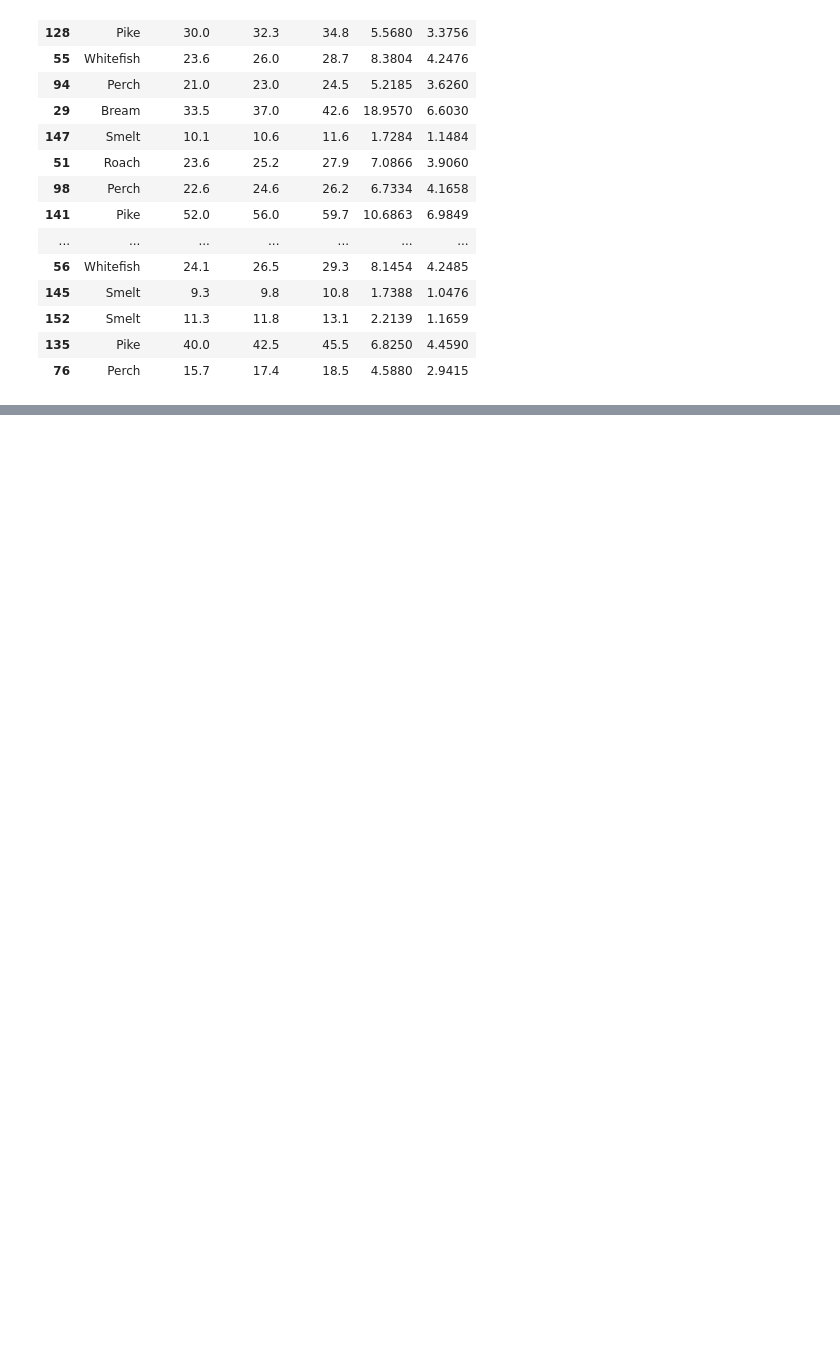
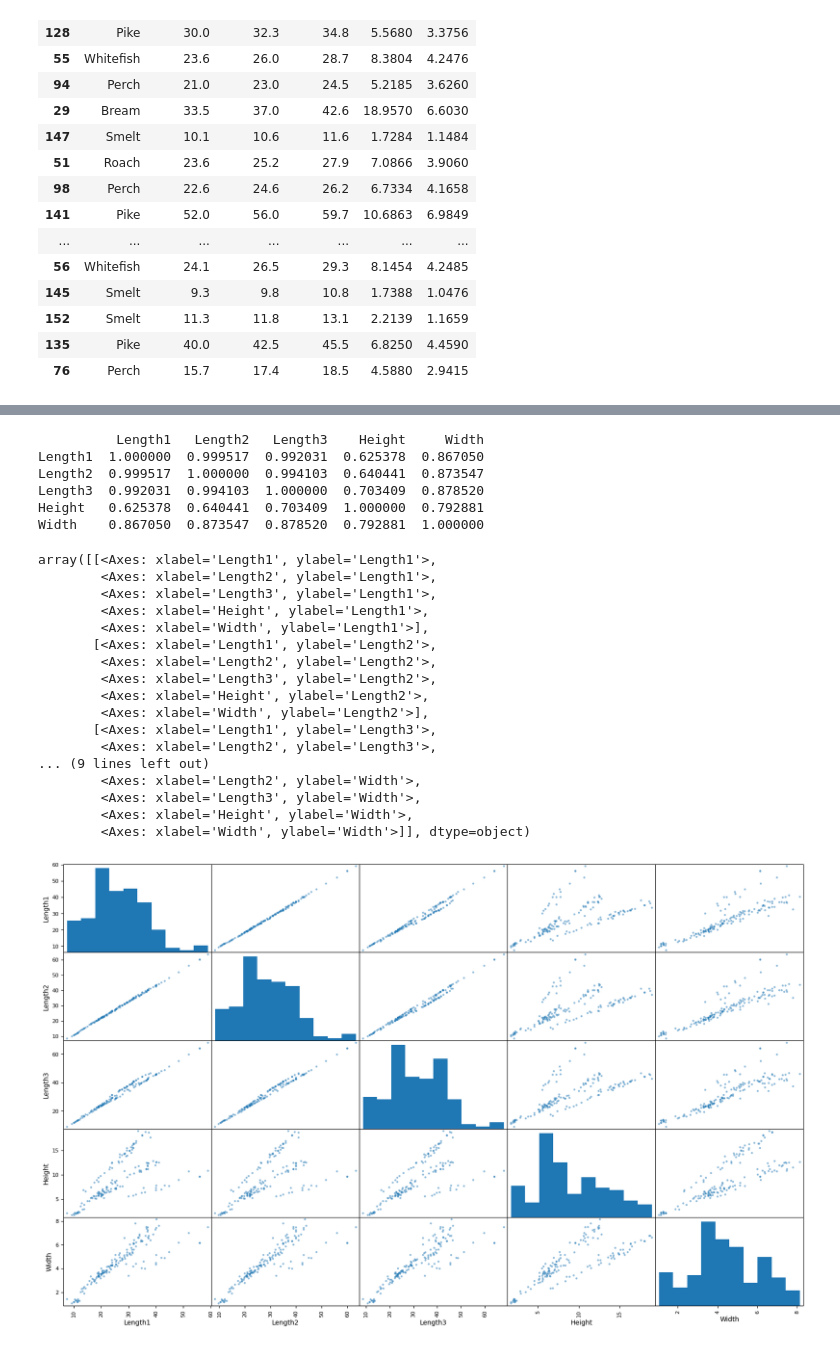
Before and after one commit to marius2347/Fish-Market-Dataset-Linear-Regression-ML, a Jupyter notebook: fish_market.ipynb, the cells around one changed output, grey strips where cells are left out. Cells and saved outputs as stored; diff of their text form; code cells hidden in the pictures; blank space fills up the shorter version.

```diff
--- a/fish_market.ipynb
+++ b/fish_market.ipynb
@@ -150,0 +181,37 @@ testSet
+# %%
+# Correlations between features
+corrMatrix = fishMarketCopy.corr()
+print(corrMatrix)
+# %% [output]
+          Length1   Length2   Length3    Height     Width
+Length1  1.000000  0.999517  0.992031  0.625378  0.867050
+Length2  0.999517  1.000000  0.994103  0.640441  0.873547
+Length3  0.992031  0.994103  1.000000  0.703409  0.878520
+Height   0.625378  0.640441  0.703409  1.000000  0.792881
+Width    0.867050  0.873547  0.878520  0.792881  1.000000
+# %%
+# Show correlations as scatter plots
+
+from pandas.plotting import scatter_matrix
+
+features = ['Length1', 'Length2', 'Length3', 'Height', 'Width']
+scatter_matrix(fishMarket[features], figsize = (20, 12))
+# %% [output]
+array([[<Axes: xlabel='Length1', ylabel='Length1'>,
+        <Axes: xlabel='Length2', ylabel='Length1'>,
+        <Axes: xlabel='Length3', ylabel='Length1'>,
+        <Axes: xlabel='Height', ylabel='Length1'>,
+        <Axes: xlabel='Width', ylabel='Length1'>],
+       [<Axes: xlabel='Length1', ylabel='Length2'>,
+        <Axes: xlabel='Length2', ylabel='Length2'>,
+        <Axes: xlabel='Length3', ylabel='Length2'>,
+        <Axes: xlabel='Height', ylabel='Length2'>,
+        <Axes: xlabel='Width', ylabel='Length2'>],
+       [<Axes: xlabel='Length1', ylabel='Length3'>,
+        <Axes: xlabel='Length2', ylabel='Length3'>,
+... (9 lines left out)
+        <Axes: xlabel='Length2', ylabel='Width'>,
+        <Axes: xlabel='Length3', ylabel='Width'>,
+        <Axes: xlabel='Height', ylabel='Width'>,
+        <Axes: xlabel='Width', ylabel='Width'>]], dtype=object)
+[figure, added]
```
Also changed, not shown: parts of 3 cells of this notebook, 1 other file.
